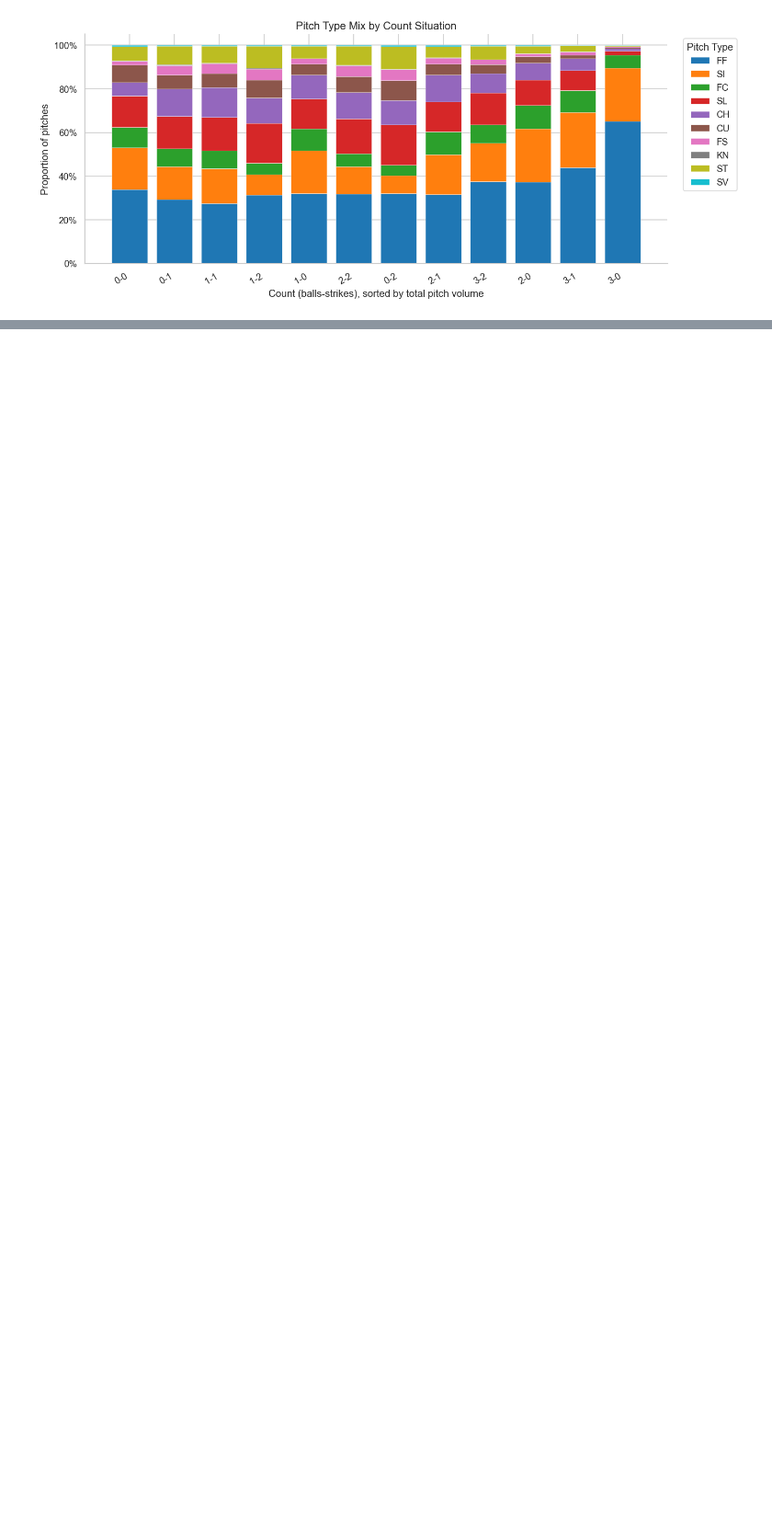
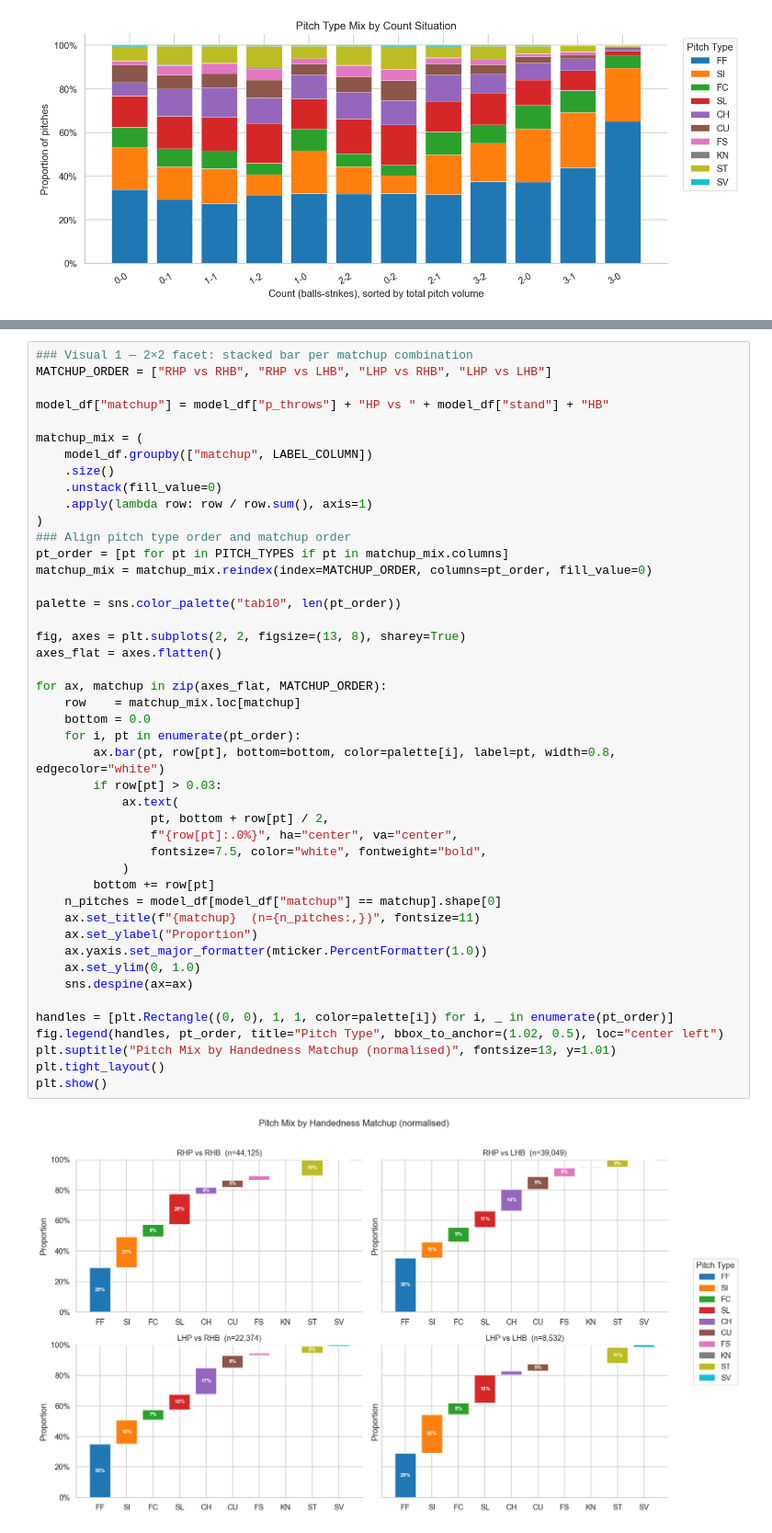
Before and after one commit to yihoolan/MLB-Pitch-Predictor, a Jupyter notebook: exploration/03_pitch_distribution_eda.ipynb, the cells around one changed output, grey strips where cells are left out. Shown at 92% size. Drawn from its saved outputs; the diff is of its cells as text; blank space fills up the shorter version.

Commit message:
explore(03): add section 2b — handedness matchup

```diff
--- a/exploration/03_pitch_distribution_eda.ipynb
+++ b/exploration/03_pitch_distribution_eda.ipynb
@@ -429,0 +441,47 @@ plt.show()
+# %%
+### Visual 1 — 2×2 facet: stacked bar per matchup combination
+MATCHUP_ORDER = ["RHP vs RHB", "RHP vs LHB", "LHP vs RHB", "LHP vs LHB"]
+
+model_df["matchup"] = model_df["p_throws"] + "HP vs " + model_df["stand"] + "HB"
+
+matchup_mix = (
+    model_df.groupby(["matchup", LABEL_COLUMN])
+    .size()
+    .unstack(fill_value=0)
+    .apply(lambda row: row / row.sum(), axis=1)
+)
+### Align pitch type order and matchup order
+pt_order = [pt for pt in PITCH_TYPES if pt in matchup_mix.columns]
+matchup_mix = matchup_mix.reindex(index=MATCHUP_ORDER, columns=pt_order, fill_value=0)
+
+palette = sns.color_palette("tab10", len(pt_order))
+
+fig, axes = plt.subplots(2, 2, figsize=(13, 8), sharey=True)
+axes_flat = axes.flatten()
+
+for ax, matchup in zip(axes_flat, MATCHUP_ORDER):
+    row    = matchup_mix.loc[matchup]
+    bottom = 0.0
+    for i, pt in enumerate(pt_order):
+        ax.bar(pt, row[pt], bottom=bottom, color=palette[i], label=pt, width=0.8, edgecolor="white")
+        if row[pt] > 0.03:
+            ax.text(
+                pt, bottom + row[pt] / 2,
+                f"{row[pt]:.0%}", ha="center", va="center",
+                fontsize=7.5, color="white", fontweight="bold",
+            )
+        bottom += row[pt]
+    n_pitches = model_df[model_df["matchup"] == matchup].shape[0]
+    ax.set_title(f"{matchup}  (n={n_pitches:,})", fontsize=11)
+    ax.set_ylabel("Proportion")
+    ax.yaxis.set_major_formatter(mticker.PercentFormatter(1.0))
+    ax.set_ylim(0, 1.0)
+    sns.despine(ax=ax)
+
+handles = [plt.Rectangle((0, 0), 1, 1, color=palette[i]) for i, _ in enumerate(pt_order)]
+fig.legend(handles, pt_order, title="Pitch Type", bbox_to_anchor=(1.02, 0.5), loc="center left")
+plt.suptitle("Pitch Mix by Handedness Matchup (normalised)", fontsize=13, y=1.01)
+plt.tight_layout()
+plt.show()
+# %% [output]
+[figure, added]
```
Also changed, not shown: parts of 2 cells of this notebook.
